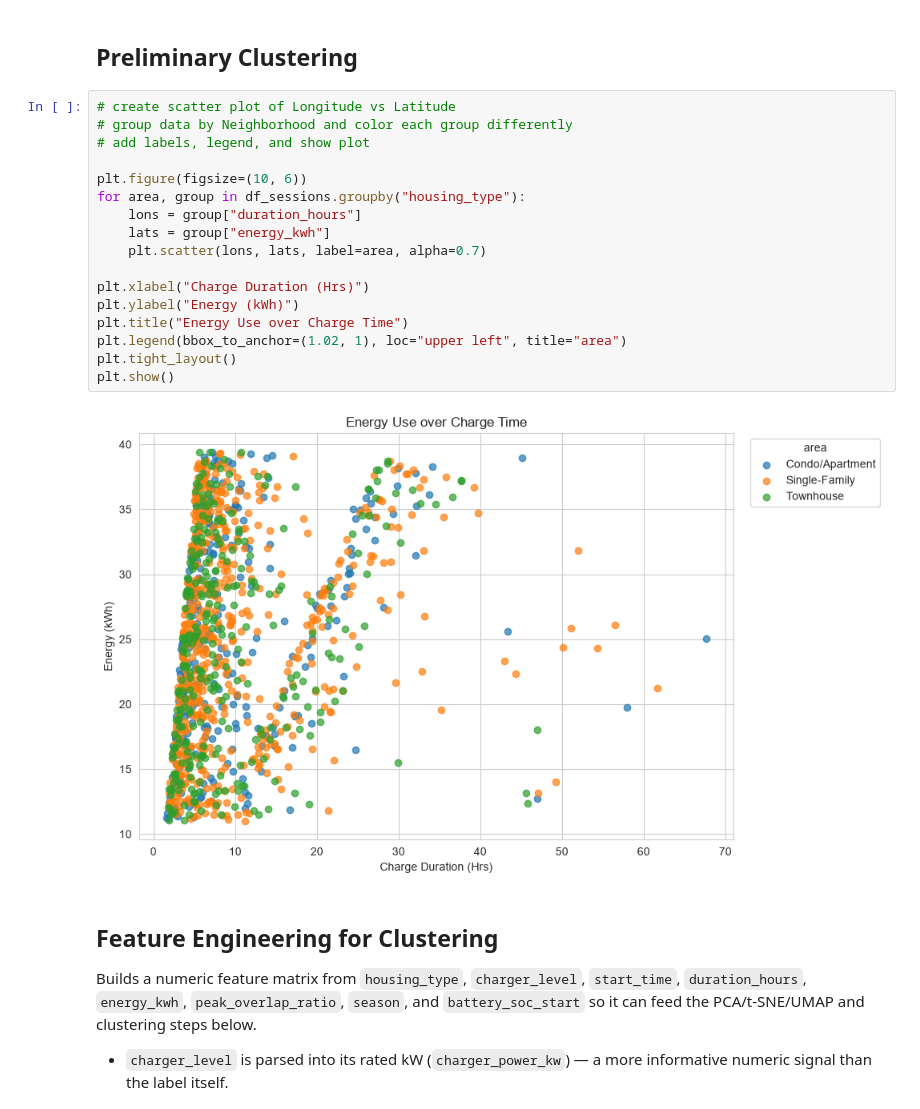
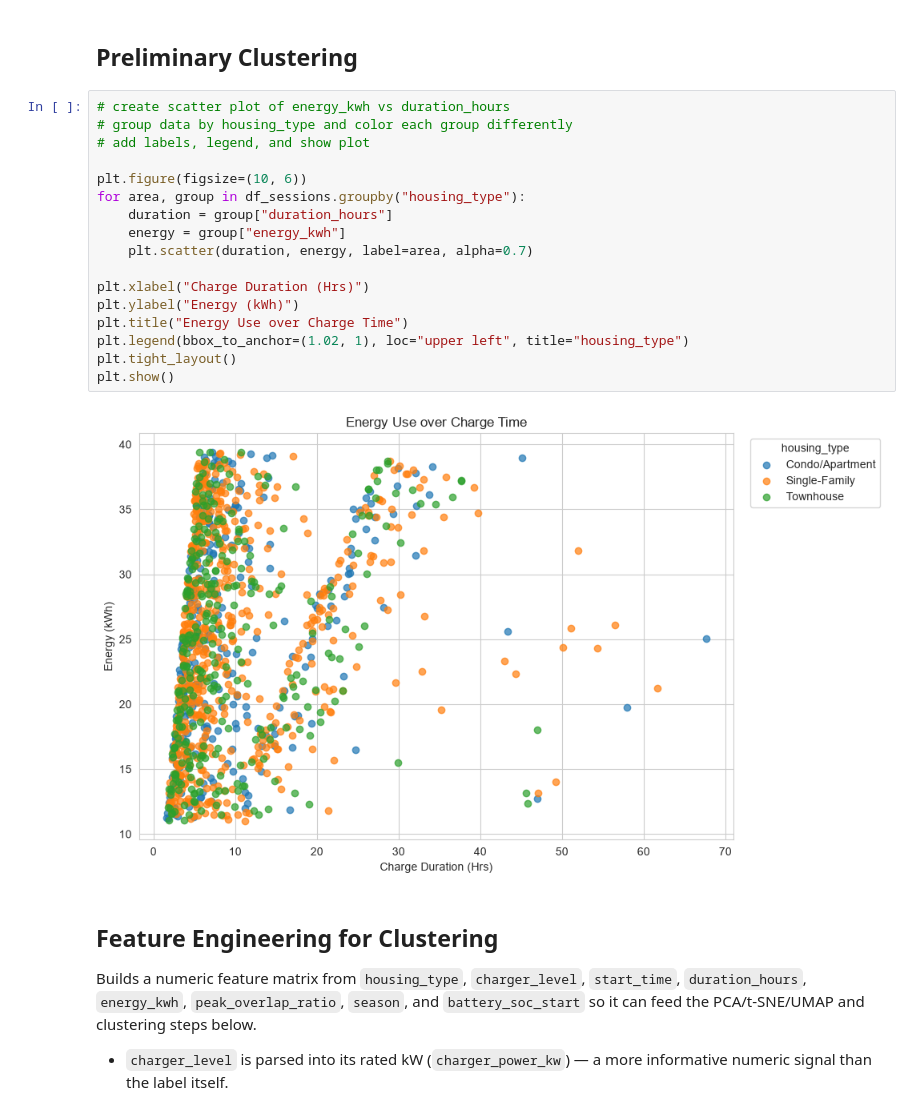
Before and after one commit to timothytzkung/Kung_Tim_Lab_Task, a Jupyter notebook: FinalAssignment/notebook.ipynb, the cells around one changed output. Drawn from its saved outputs; the diff is of its cells as text.

```diff
--- a/FinalAssignment/notebook.ipynb
+++ b/FinalAssignment/notebook.ipynb
@@ -404,24 +593,24 @@ plt.show()
 # %% [markdown]
 ## Preliminary Clustering
 # %%
-# create scatter plot of Longitude vs Latitude
-# group data by Neighborhood and color each group differently
+# create scatter plot of energy_kwh vs duration_hours
+# group data by housing_type and color each group differently
 # add labels, legend, and show plot
 
 plt.figure(figsize=(10, 6))
 for area, group in df_sessions.groupby("housing_type"):
-    lons = group["duration_hours"]
-    lats = group["energy_kwh"]
-    plt.scatter(lons, lats, label=area, alpha=0.7)
+    duration = group["duration_hours"]
+    energy = group["energy_kwh"]
+    plt.scatter(duration, energy, label=area, alpha=0.7)
 
 plt.xlabel("Charge Duration (Hrs)")
 plt.ylabel("Energy (kWh)")
 plt.title("Energy Use over Charge Time")
-plt.legend(bbox_to_anchor=(1.02, 1), loc="upper left", title="area")
+plt.legend(bbox_to_anchor=(1.02, 1), loc="upper left", title="housing_type")
 plt.tight_layout()
 plt.show()
 # %% [output]
-[figure, old version]
+[figure, new version]
 # %% [markdown]
 ## Feature Engineering for Clustering
 
```
Also changed, not shown: parts of 32 cells of this notebook, 1 other file.
